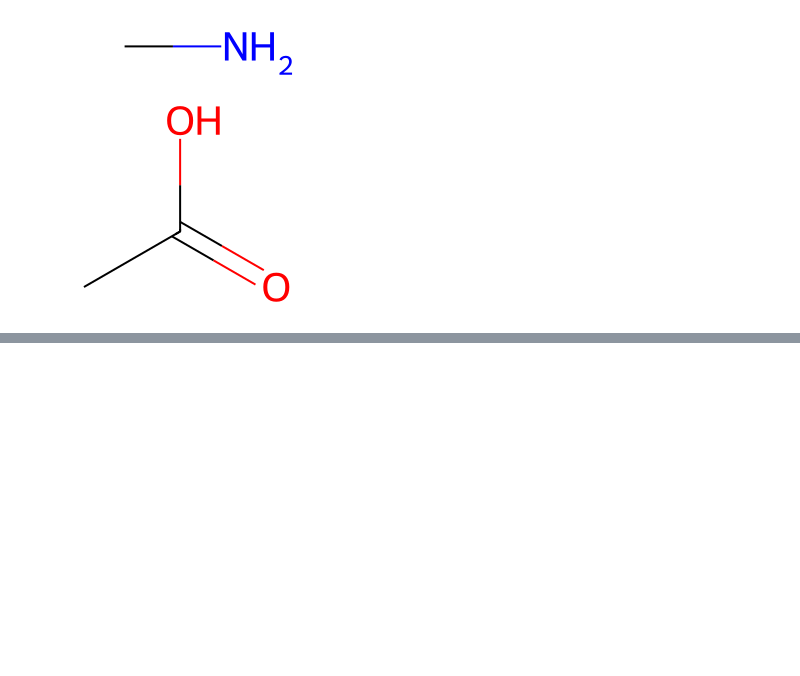
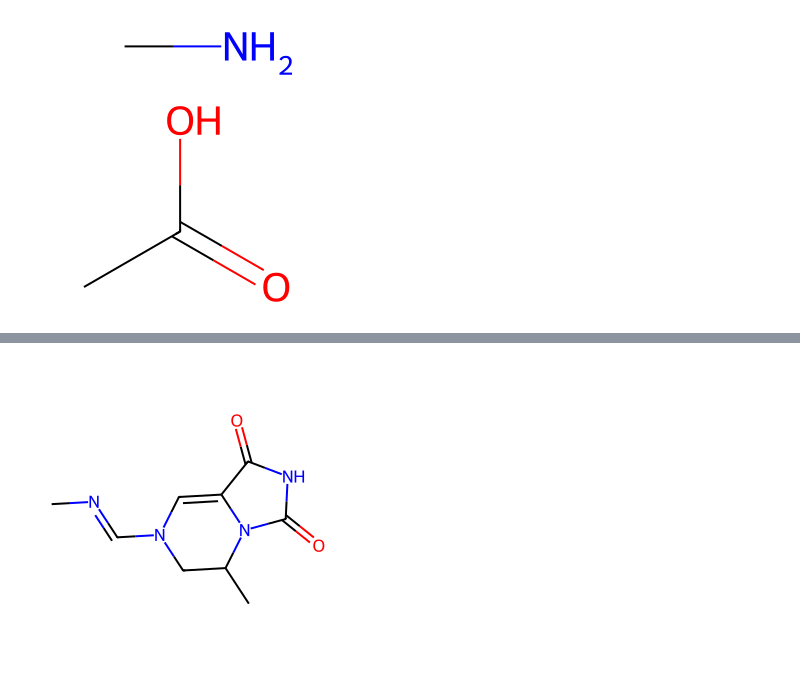
Before and after one commit to Akito-UzukiP/MolecularGPT, a Jupyter notebook: test.ipynb, the cells around one changed output, grey strips where cells are left out. Saved outputs shown, nothing was run; the diff lists cells and outputs as text; code cells hidden in the pictures; blank space fills up the shorter version.

```diff
--- a/test.ipynb
+++ b/test.ipynb
@@ -167,0 +173,4 @@ Chem.Draw.MolToImage(pr[0][0])
+# %%
+Chem.Draw.MolToImage(Chem.MolFromSmiles(" CN=CN1C=C2C(=O)NC(=O)N2C(C)C1"))
+# %% [output]
+[figure, added]
```
Also changed, not shown: parts of 4 cells of this notebook, 6 other files.
